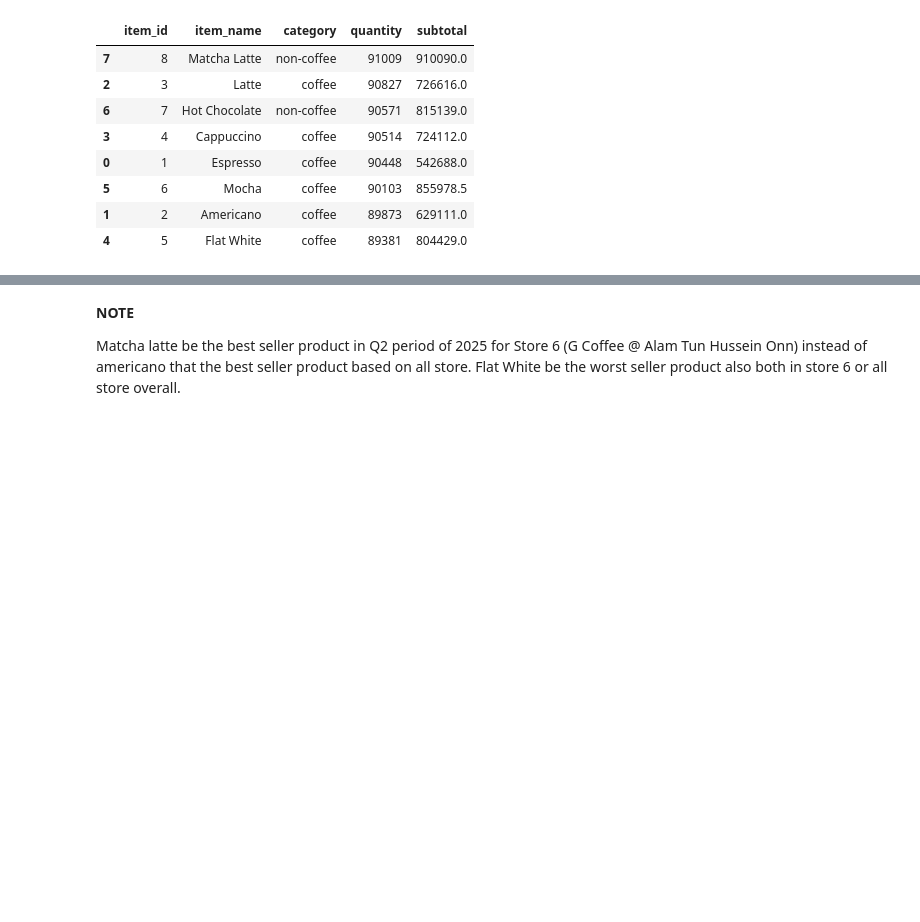
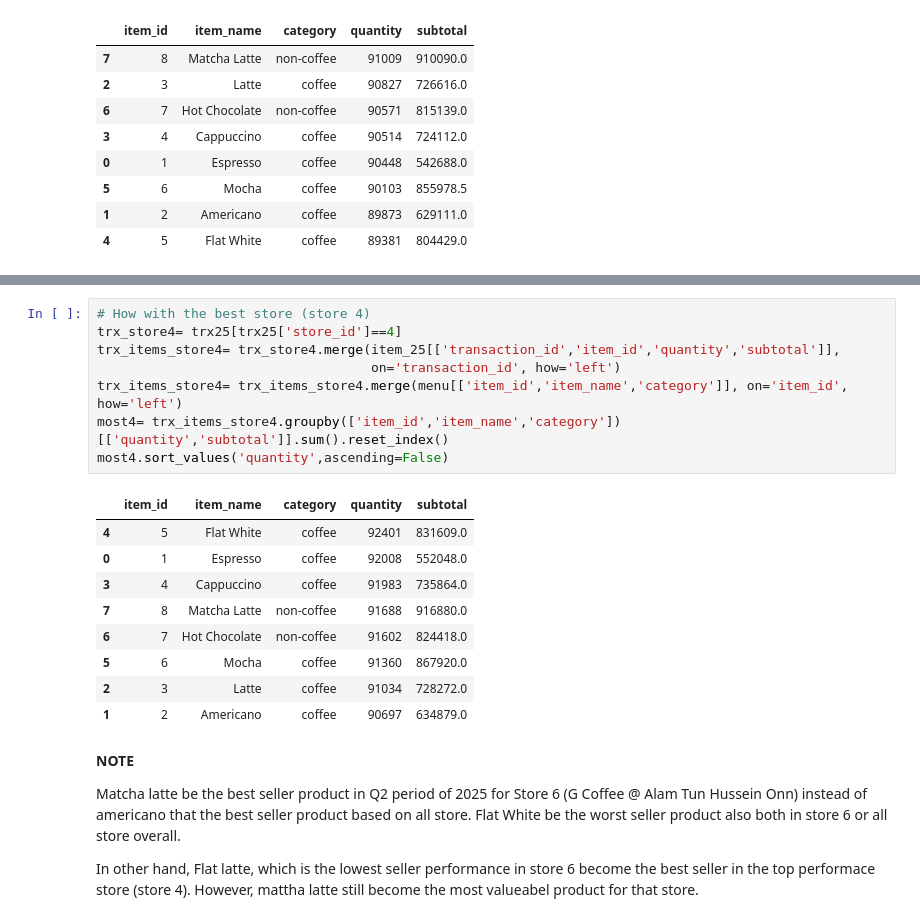
Before and after one commit to enthokz/GCoffee-Shop-Analysis, a Jupyter notebook: Gcoffe_EDA.ipynb, the cells around one changed output, grey strips where cells are left out. Drawn from its saved outputs; the diff is of its cells as text; blank space fills up the shorter version.

```diff
--- a/Gcoffe_EDA.ipynb
+++ b/Gcoffe_EDA.ipynb
@@ -243,4 +299,24 @@ most.sort_values('quantity',ascending=False)
+# %%
+# How with the best store (store 4)
+trx_store4= trx25[trx25['store_id']==4]
+trx_items_store4= trx_store4.merge(item_25[['transaction_id','item_id','quantity','subtotal']],
+                                   on='transaction_id', how='left')
+trx_items_store4= trx_items_store4.merge(menu[['item_id','item_name','category']], on='item_id', how='left')
+most4= trx_items_store4.groupby(['item_id','item_name','category'])[['quantity','subtotal']].sum().reset_index()
+most4.sort_values('quantity',ascending=False)
+# %% [output]
+|  | item_id | item_name | category | quantity | subtotal |
+| 4 | 5 | Flat White | coffee | 92401 | 831609.0 |
+| 0 | 1 | Espresso | coffee | 92008 | 552048.0 |
+| 3 | 4 | Cappuccino | coffee | 91983 | 735864.0 |
+| 7 | 8 | Matcha Latte | non-coffee | 91688 | 916880.0 |
+| 6 | 7 | Hot Chocolate | non-coffee | 91602 | 824418.0 |
+| 5 | 6 | Mocha | coffee | 91360 | 867920.0 |
+| 2 | 3 | Latte | coffee | 91034 | 728272.0 |
+| 1 | 2 | Americano | coffee | 90697 | 634879.0 |
 # %% [markdown]
 **NOTE**
 
 Matcha latte be the best seller product in Q2 period of 2025 for Store 6 (G Coffee @ Alam Tun Hussein Onn) instead of americano that the best seller product based on all store. Flat White be the worst seller product also both in store 6 or all store overall.
+
+In other hand, Flat latte, which is the lowest seller performance in store 6 become the best seller in the top performace store (store 4). However, mattha latte still become the most valueabel product for that store.
```
Also changed, not shown: parts of 23 cells of this notebook, 1 other file.
